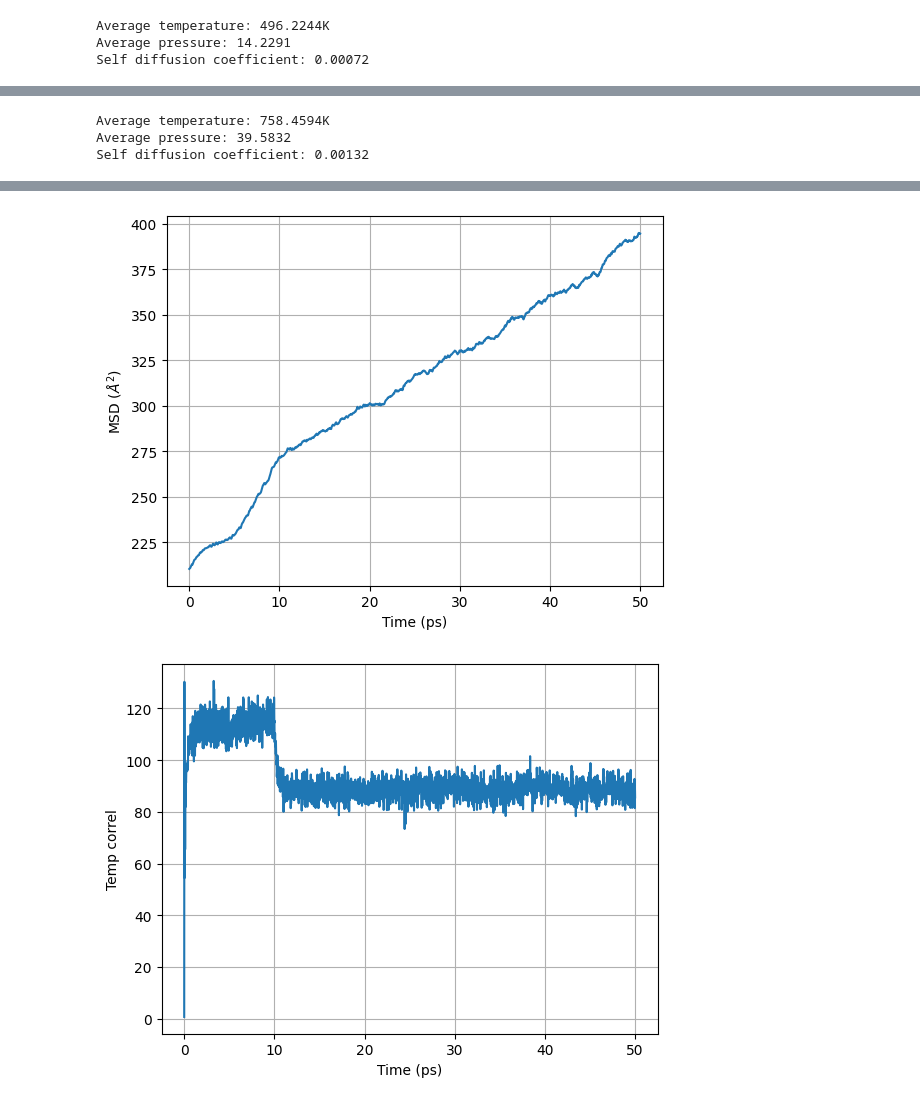
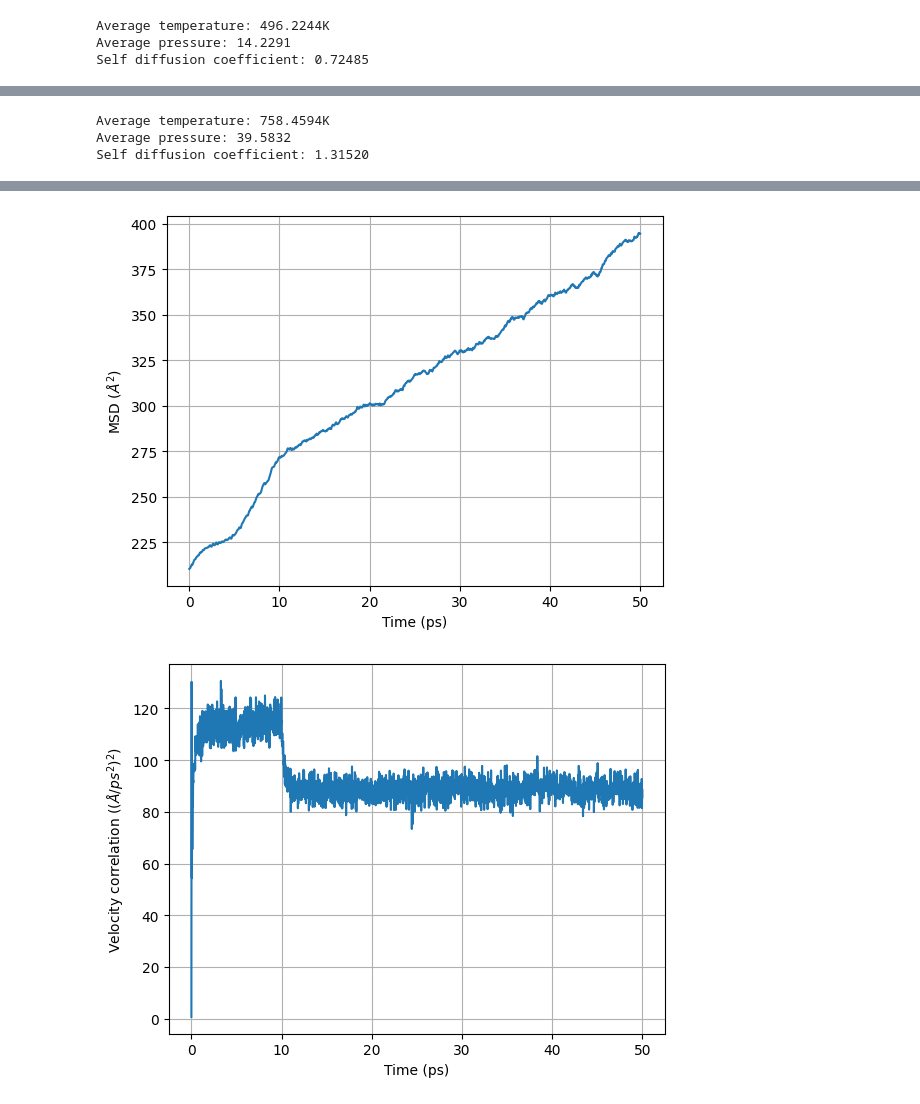
Before and after one commit to gujoh/compfys-h1b, a Jupyter notebook: plotting/task3_and_4.ipynb, the cells around one changed output, grey strips where cells are left out. Cells and saved outputs as stored; diff of their text form; code cells hidden in the pictures.

Commit message:
we do a little bit of plotting

```diff
--- a/plotting/task3_and_4.ipynb
+++ b/plotting/task3_and_4.ipynb
@@ -78,15 +78,15 @@ for data, dt, temp, p in zip(datas, dts, temperature, pressure):
     t = np.arange(0, data.shape[0]) * dt
     print(f"Average temperature: {np.mean(data[:, 2] - 273.15):.4f}K")
     print(f"Average pressure: {np.mean(data[:, 3]) / 0.00000624:.4f}")
-    print(f"Self diffusion coefficient: {(data[-1, 17]) / (6 * data.shape[0]):.5f}")
+    print(f"Self diffusion coefficient: {(data[-1, 17]) / (6 * data.shape[0] * dt):.5f}")
     plot(data, t, dt, temp, p)
     plot_positions(data, t, dt, temp, p)
     plot_misc(data[:, 17], t, "MSD ($Å^2$)")
-    plot_misc(data[:, 18], t, "Temp correl")
+    plot_misc(data[:, 18], t, "Velocity correlation ($(Å/ps^2)^2$)")
 # %% [output]
 Average temperature: 496.2244K
 Average pressure: 14.2291
-Self diffusion coefficient: 0.00072
+Self diffusion coefficient: 0.72485
 [figure]
 [figure]
 [figure]
@@ -94,7 +94,7 @@ Self diffusion coefficient: 0.00072
 Average temperature: 758.4594K
 Average pressure: 39.5832
-Self diffusion coefficient: 0.00132
+Self diffusion coefficient: 1.31520
 [figure]
 [figure]
 [figure]
-[figure, old version]
+[figure, new version]
```
Also changed, not shown: parts of 1 cell of this notebook, 1 other file.
